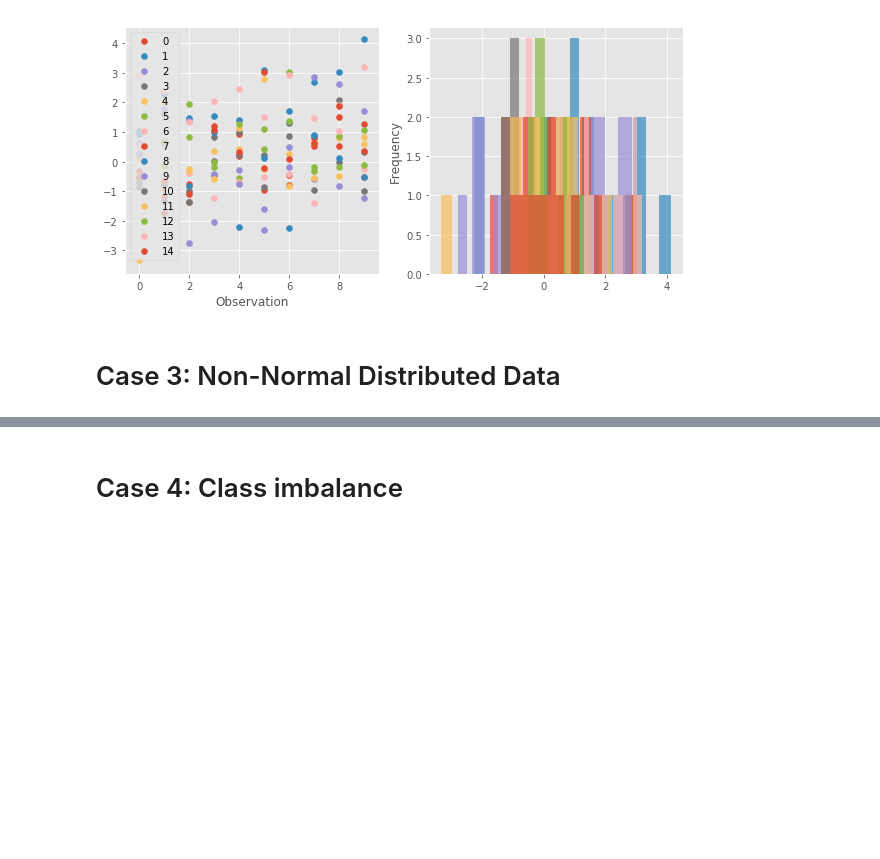
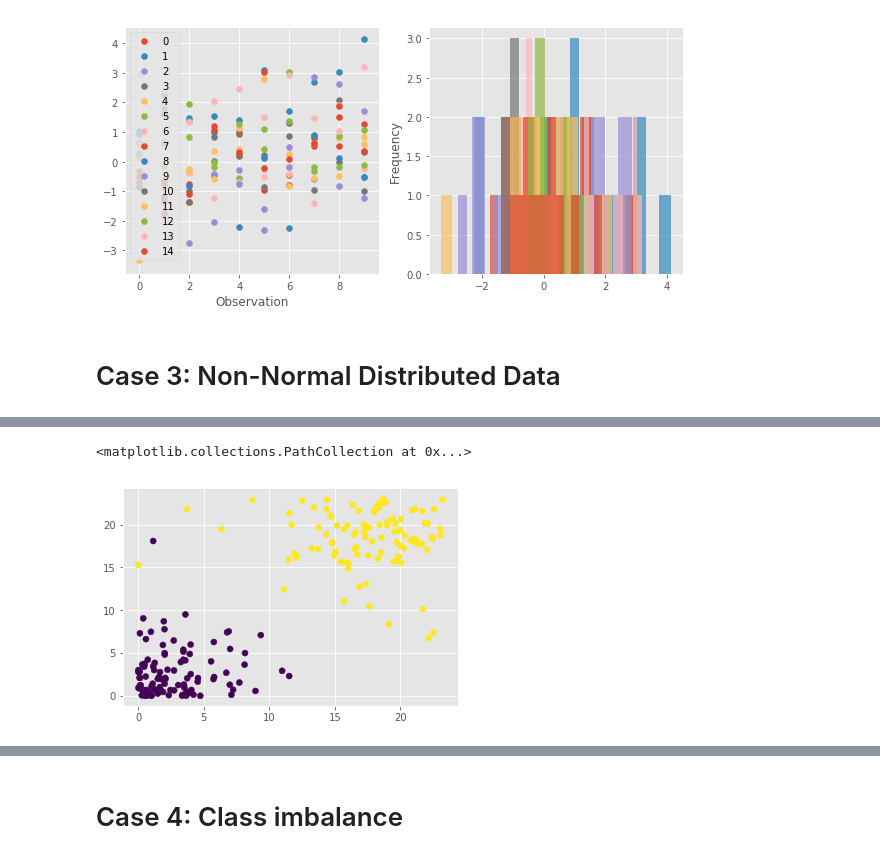
Before and after one commit to areichel90/DS5220-NaiveBayes, a Jupyter notebook: Dataset_Gen.ipynb, the cells around one changed output, grey strips where cells are left out. Drawn from its saved outputs; the diff is of its cells as text; code cells hidden in the pictures; blank space fills up the shorter version.

```diff
--- a/Dataset_Gen.ipynb
+++ b/Dataset_Gen.ipynb
@@ -232,3 +260,8 @@ print X.head()
+# %%
+plt.scatter(x=df_skewed[0],y=df_skewed[1],c=df_skewed['target'])
+# %% [output]
+<matplotlib.collections.PathCollection at 0x...>
+[figure, added]
 # %%
 ''' skewed right hist'''
 fig = plt.figure(figsize=(10,10))
```
Also changed, not shown: parts of 3 cells of this notebook, 1 other file.
